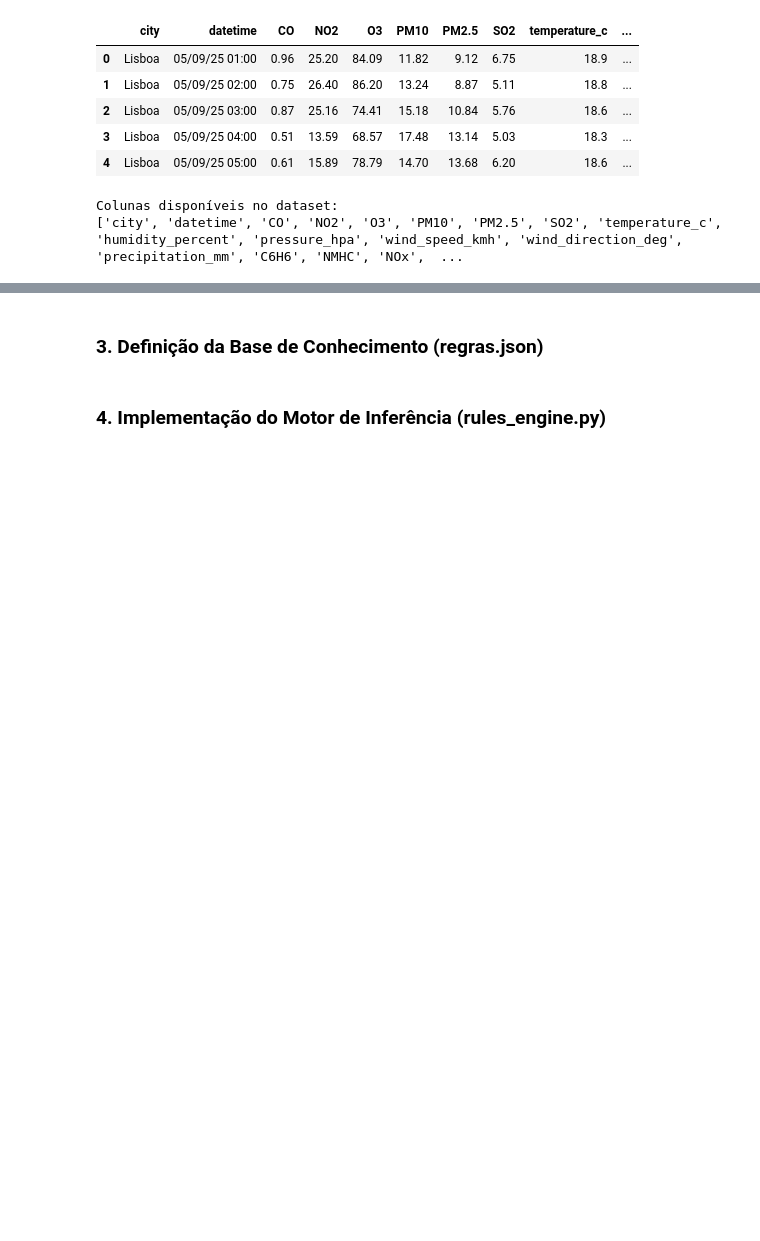
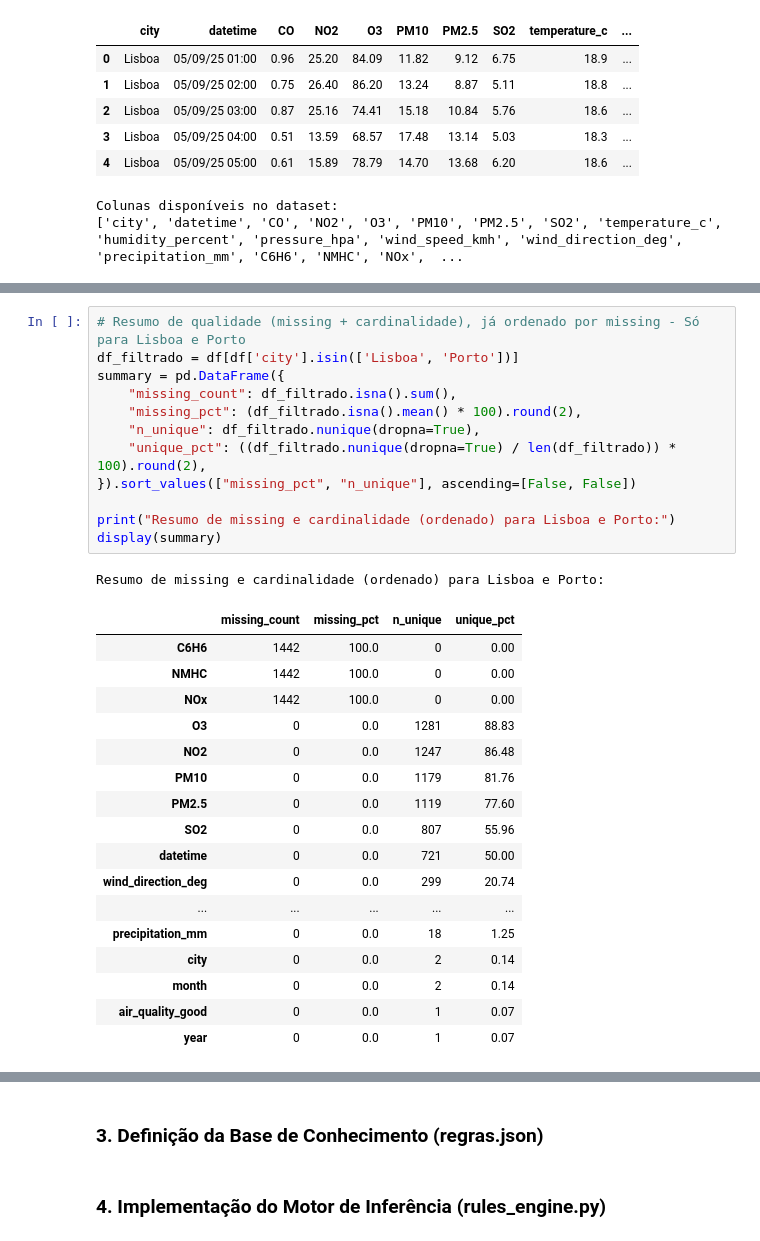
Before and after one commit to FederEx18/IIA_Project, a Jupyter notebook: Module_1/dev.ipynb, the cells around one changed output, grey strips where cells are left out. Saved outputs shown, nothing was run; the diff lists cells and outputs as text; blank space fills up the shorter version.

```diff
--- a/Module_1/dev.ipynb
+++ b/Module_1/dev.ipynb
@@ -50,0 +132,31 @@ Colunas disponíveis no dataset:
+# %%
+# Resumo de qualidade (missing + cardinalidade), já ordenado por missing - Só para Lisboa e Porto
+df_filtrado = df[df['city'].isin(['Lisboa', 'Porto'])]
+summary = pd.DataFrame({
+    "missing_count": df_filtrado.isna().sum(),
+    "missing_pct": (df_filtrado.isna().mean() * 100).round(2),
+    "n_unique": df_filtrado.nunique(dropna=True),
+    "unique_pct": ((df_filtrado.nunique(dropna=True) / len(df_filtrado)) * 100).round(2),
+}).sort_values(["missing_pct", "n_unique"], ascending=[False, False])
+
+print("Resumo de missing e cardinalidade (ordenado) para Lisboa e Porto:")
+display(summary)
+# %% [output]
+Resumo de missing e cardinalidade (ordenado) para Lisboa e Porto:
+|  | missing_count | missing_pct | n_unique | unique_pct |
+| C6H6 | 1442 | 100.0 | 0 | 0.00 |
+| NMHC | 1442 | 100.0 | 0 | 0.00 |
+| NOx | 1442 | 100.0 | 0 | 0.00 |
+| O3 | 0 | 0.0 | 1281 | 88.83 |
+| NO2 | 0 | 0.0 | 1247 | 86.48 |
+| PM10 | 0 | 0.0 | 1179 | 81.76 |
+| PM2.5 | 0 | 0.0 | 1119 | 77.60 |
+| SO2 | 0 | 0.0 | 807 | 55.96 |
+| datetime | 0 | 0.0 | 721 | 50.00 |
+| wind_direction_deg | 0 | 0.0 | 299 | 20.74 |
+| ... | ... | ... | ... | ... |
+| precipitation_mm | 0 | 0.0 | 18 | 1.25 |
+| city | 0 | 0.0 | 2 | 0.14 |
+| month | 0 | 0.0 | 2 | 0.14 |
+| air_quality_good | 0 | 0.0 | 1 | 0.07 |
+| year | 0 | 0.0 | 1 | 0.07 |
```
Also changed, not shown: parts of 7 cells of this notebook.
